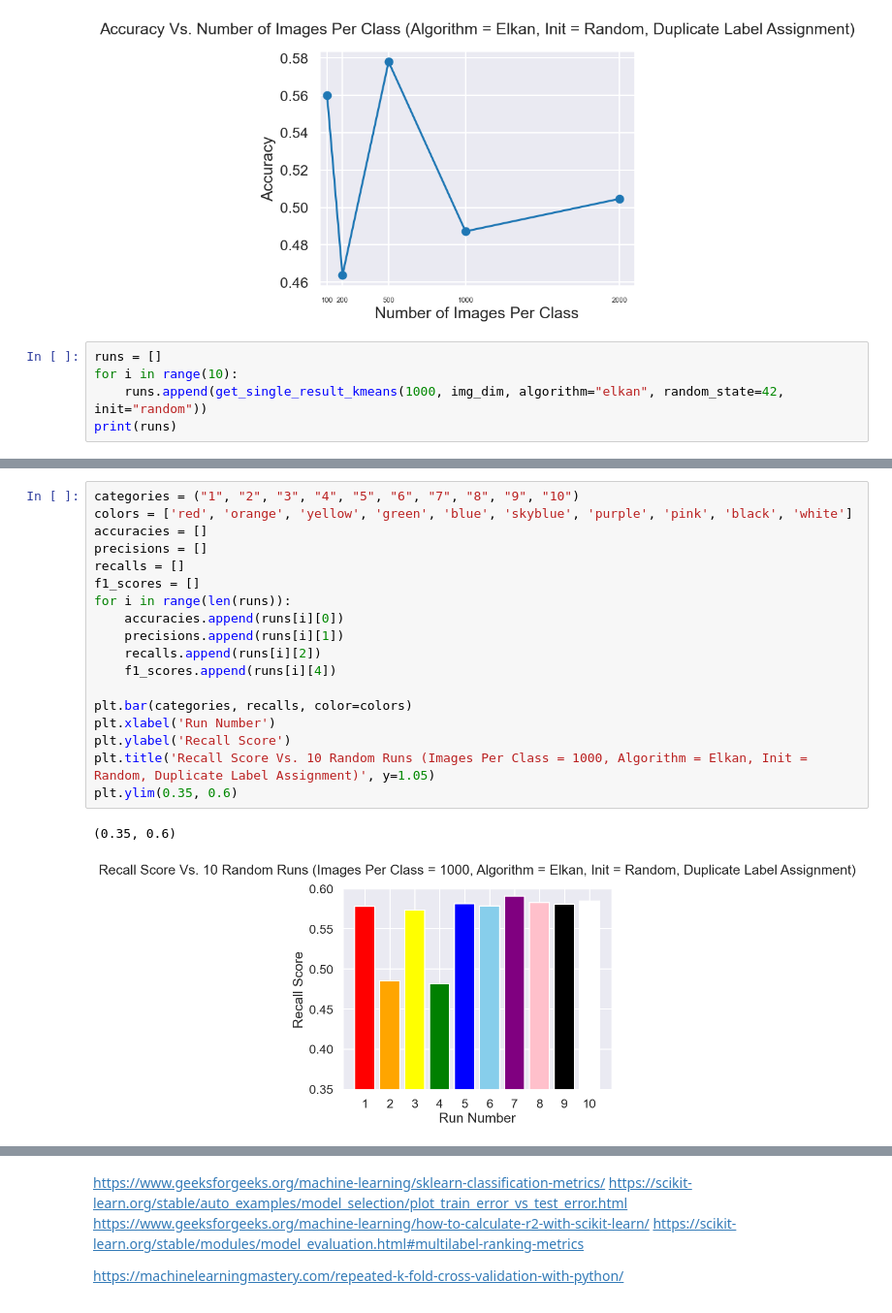
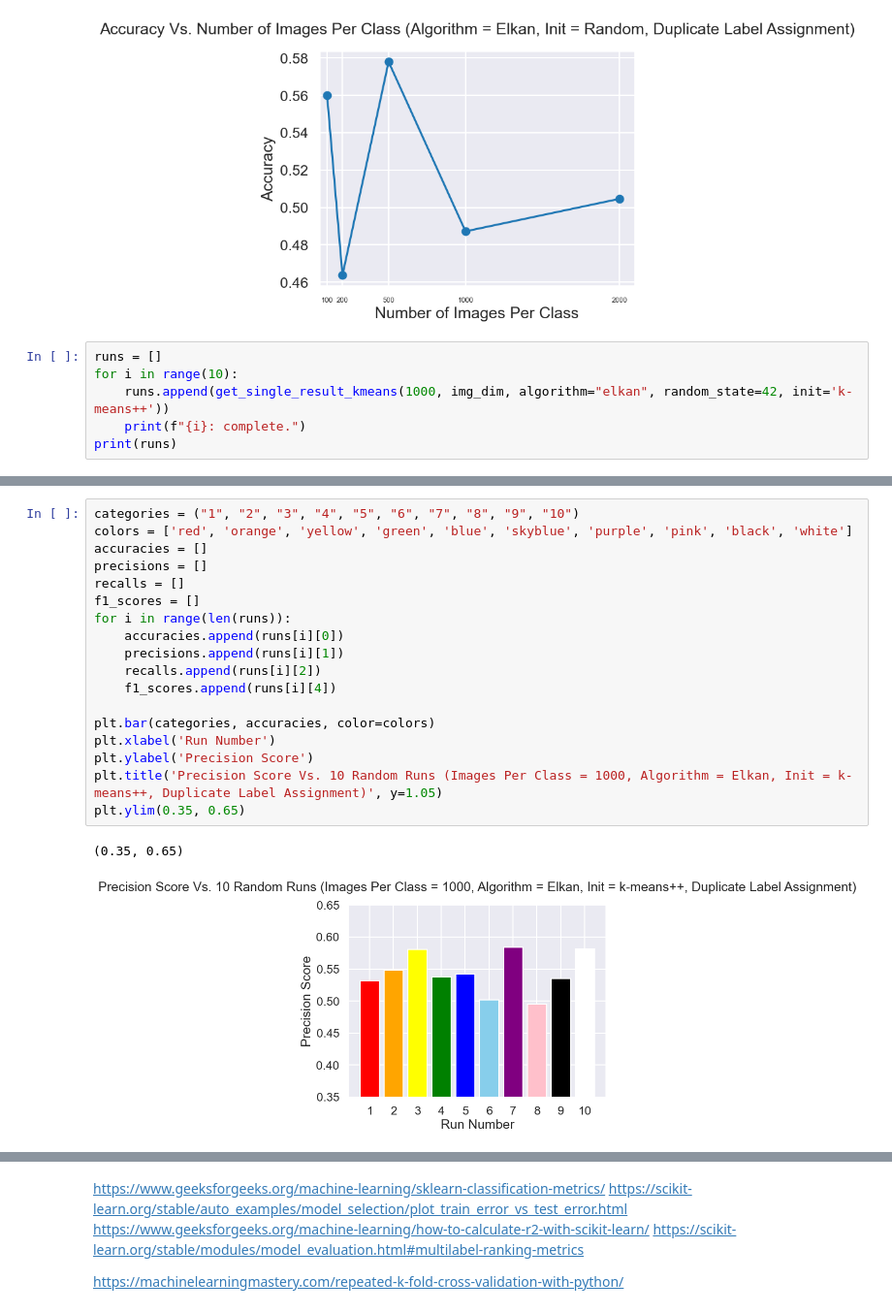
Before and after one commit to gilololol64/DataScienceProject, a Jupyter notebook: sample.ipynb, the cells around one changed output, grey strips where cells are left out. Shown at 97% size. Saved outputs shown, nothing was run; the diff lists cells and outputs as text.

```diff
--- a/sample.ipynb
+++ b/sample.ipynb
@@ -541,7 +541,8 @@ Text(0.5, 1.05, 'Accuracy Vs. Number of Images Per Class (Algorithm = Elkan, Ini
 # %%
 runs = []
 for i in range(10):
-    runs.append(get_single_result_kmeans(1000, img_dim, algorithm="elkan", random_state=42, init="random"))
+    runs.append(get_single_result_kmeans(1000, img_dim, algorithm="elkan", random_state=42, init='k-means++'))
+    print(f"{i}: complete.")
 print(runs)
 # %% [output]
 Precision is ill-defined and being set to 0.0 in labels with no predicted samples. Use `zero_division` parameter to control this behavior.
@@ -581,21 +561,21 @@ Precision is ill-defined and being set to 0.0 in labels with no predicted sample
 # %%
 categories = ("1", "2", "3", "4", "5", "6", "7", "8", "9", "10")
 colors = ['red', 'orange', 'yellow', 'green', 'blue', 'skyblue', 'purple', 'pink', 'black', 'white']
 accuracies = []
 precisions = []
 recalls = []
 f1_scores = []
 for i in range(len(runs)):
     accuracies.append(runs[i][0])
     precisions.append(runs[i][1])
     recalls.append(runs[i][2])
     f1_scores.append(runs[i][4])
 
-plt.bar(categories, recalls, color=colors)
+plt.bar(categories, accuracies, color=colors)
 plt.xlabel('Run Number')
-plt.ylabel('Recall Score')
-plt.title('Recall Score Vs. 10 Random Runs (Images Per Class = 1000, Algorithm = Elkan, Init = Random, Duplicate Label Assignment)', y=1.05)
-plt.ylim(0.35, 0.6)
+plt.ylabel('Precision Score')
+plt.title('Precision Score Vs. 10 Random Runs (Images Per Class = 1000, Algorithm = Elkan, Init = k-means++, Duplicate Label Assignment)', y=1.05)
+plt.ylim(0.35, 0.65)
 # %% [output]
-(0.35, 0.6)
+(0.35, 0.65)
-[figure, old version]
+[figure, new version]
```
Also changed, not shown: parts of 11 cells of this notebook.
